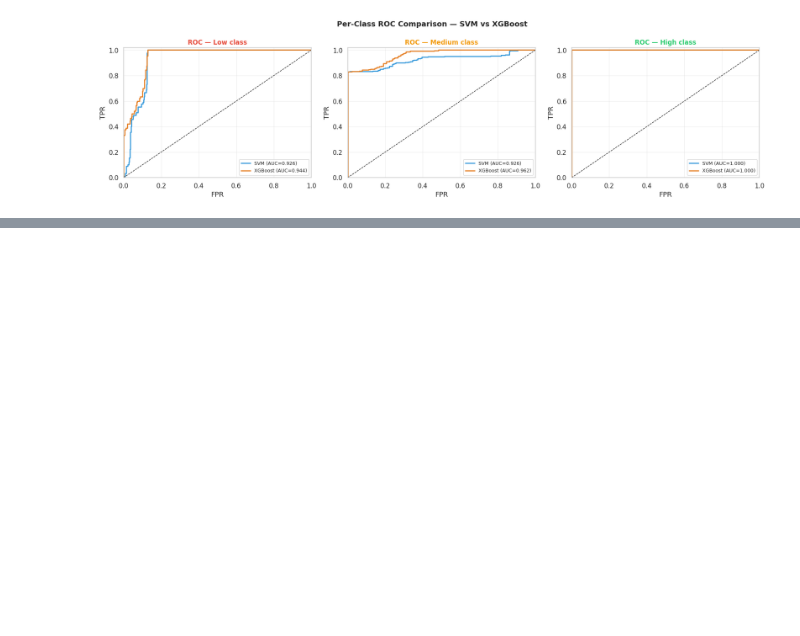
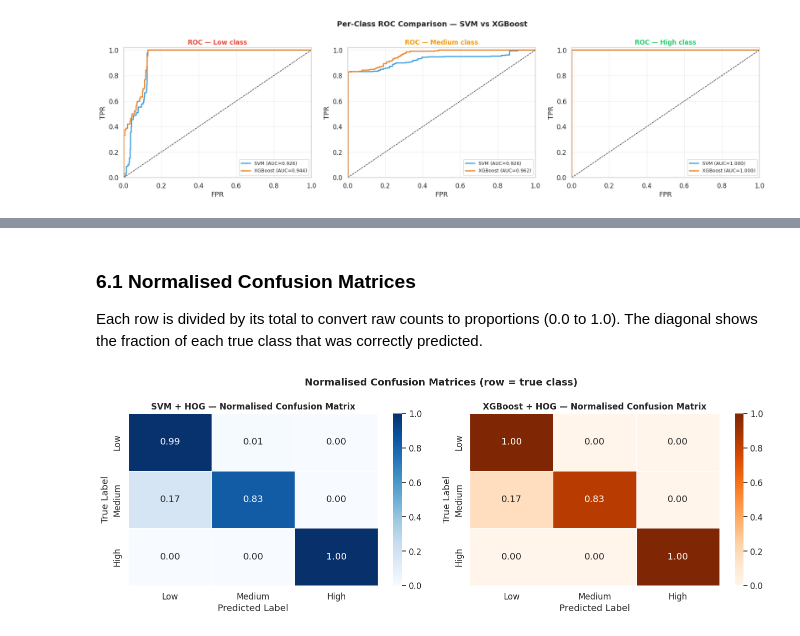
Before and after one commit to YasiniK/multimodal-student-cognitive-load-and-engagement-detection, a Jupyter notebook: Student_Engagement/se_model_training.ipynb, the cells around one changed output, grey strips where cells are left out. Cells and saved outputs as stored; diff of their text form; code cells hidden in the pictures; blank space fills up the shorter version.

```diff
--- a/Student_Engagement/se_model_training.ipynb
+++ b/Student_Engagement/se_model_training.ipynb
@@ -602,0 +608,31 @@ plt.show()
+# %% [markdown]
+### 6.1 Normalised Confusion Matrices
+
+Each row is divided by its total to convert raw counts to proportions (0.0 to 1.0). The diagonal shows the fraction of each true class that was correctly predicted.
+# %%
+fig, axes = plt.subplots(1, 2, figsize=(14, 5))
+disp_labels = [l.capitalize() for l in ENGAGEMENT_LABELS]
+
+for ax, (cm, title, cmap) in zip(axes, [
+    (cm_svm, 'SVM + HOG',     'Blues'),
+    (cm_xgb, 'XGBoost + HOG', 'Oranges'),
+]):
+    # Divide each row by its row sum to get proportions
+    cm_norm = cm.astype(float) / cm.sum(axis=1, keepdims=True)
+    sns.heatmap(
+        cm_norm, annot=True, fmt='.2f', cmap=cmap,
+        xticklabels=disp_labels, yticklabels=disp_labels,
+        ax=ax, linewidths=0.5, vmin=0, vmax=1
+    )
+    ax.set_title(f'{title} — Normalised Confusion Matrix',
+                 fontweight='bold', fontsize=12)
+    ax.set_xlabel('Predicted Label')
+    ax.set_ylabel('True Label')
+
+plt.suptitle('Normalised Confusion Matrices (row = true class)',
+             fontsize=14, fontweight='bold')
+plt.tight_layout()
+plt.savefig(OUTPUT_DIR / 'normalised_confusion_matrices.png', dpi=150, bbox_inches='tight')
+plt.show()
+# %% [output]
+[figure, added]
```
Also changed, not shown: parts of 5 cells of this notebook.
